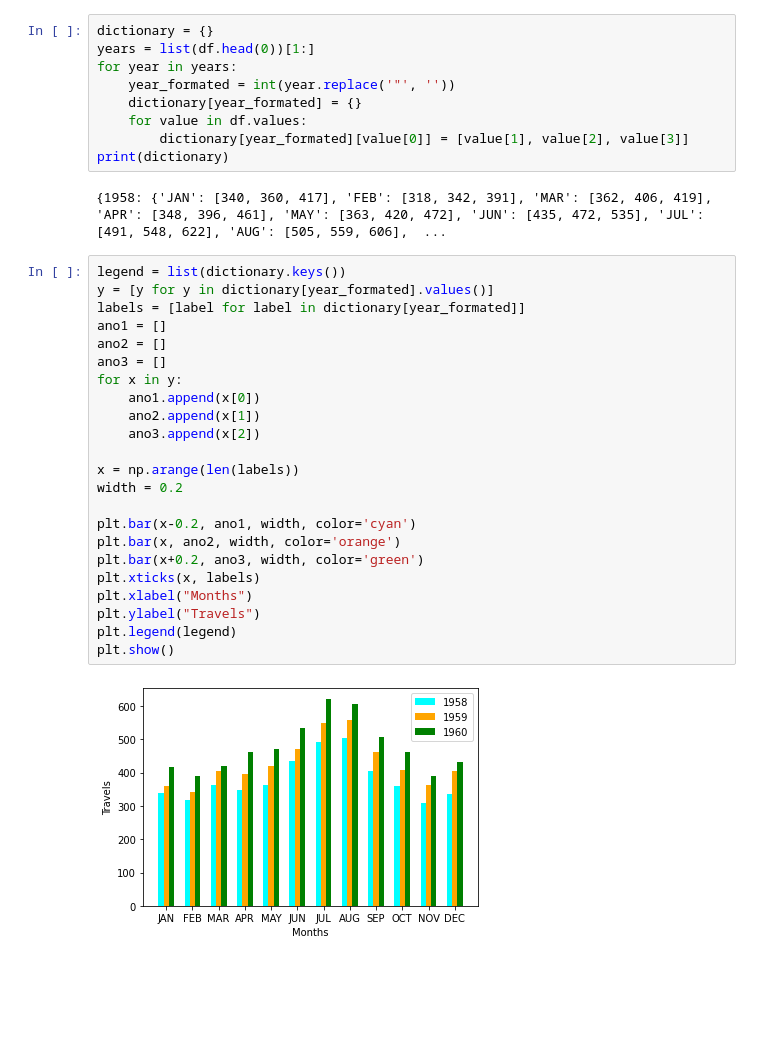
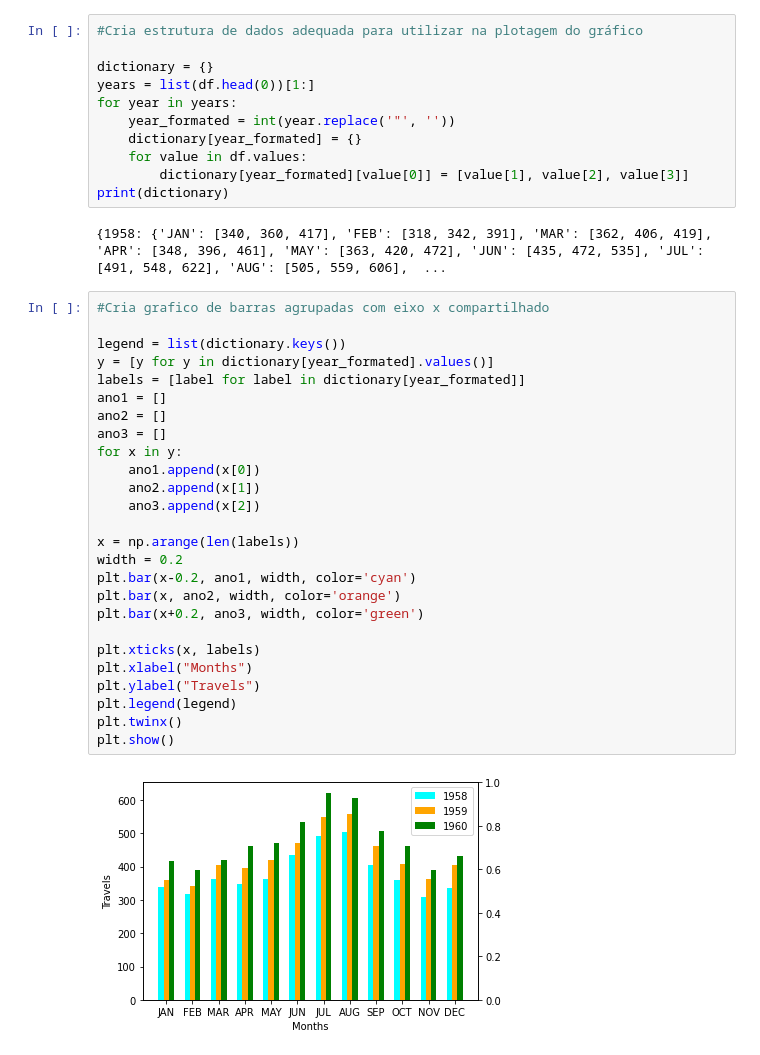
Before and after one commit to eajose/matplot-pos, a Jupyter notebook: notebooks/airtravel.ipynb, the cells around one changed output. Drawn from its saved outputs; the diff is of its cells as text; blank space fills up the shorter version.

Commit message:
adiciona novos gráficos

```diff
--- a/notebooks/airtravel.ipynb
+++ b/notebooks/airtravel.ipynb
@@ -28,6 +31,8 @@ df.style.format(na_rep='Missing')
 | 10 | NOV | 310 | 362 | 390 |
 | 11 | DEC | 337 | 405 | 432 |
 # %%
+#Cria estrutura de dados adequada para utilizar na plotagem do gráfico
+
 dictionary = {}
 years = list(df.head(0))[1:]
 for year in years:
@@ -39,27 +44,30 @@ print(dictionary)
 # %% [output]
 {1958: {'JAN': [340, 360, 417], 'FEB': [318, 342, 391], 'MAR': [362, 406, 419], 'APR': [348, 396, 461], 'MAY': [363, 420, 472], 'JUN': [435, 472, 535], 'JUL': [491, 548, 622], 'AUG': [505, 559, 606],  ...
 # %%
+#Cria grafico de barras agrupadas com eixo x compartilhado
+
 legend = list(dictionary.keys())
 y = [y for y in dictionary[year_formated].values()]
 labels = [label for label in dictionary[year_formated]]
 ano1 = []
 ano2 = []
 ano3 = []
 for x in y:
     ano1.append(x[0])
     ano2.append(x[1])
     ano3.append(x[2])
 
 x = np.arange(len(labels))
 width = 0.2
-
 plt.bar(x-0.2, ano1, width, color='cyan')
 plt.bar(x, ano2, width, color='orange')
 plt.bar(x+0.2, ano3, width, color='green')
+
 plt.xticks(x, labels)
 plt.xlabel("Months")
 plt.ylabel("Travels")
 plt.legend(legend)
+plt.twinx()
 plt.show()
 # %% [output]
-[figure, old version]
+[figure, new version]
```
Also changed, not shown: parts of 6 cells of this notebook.
